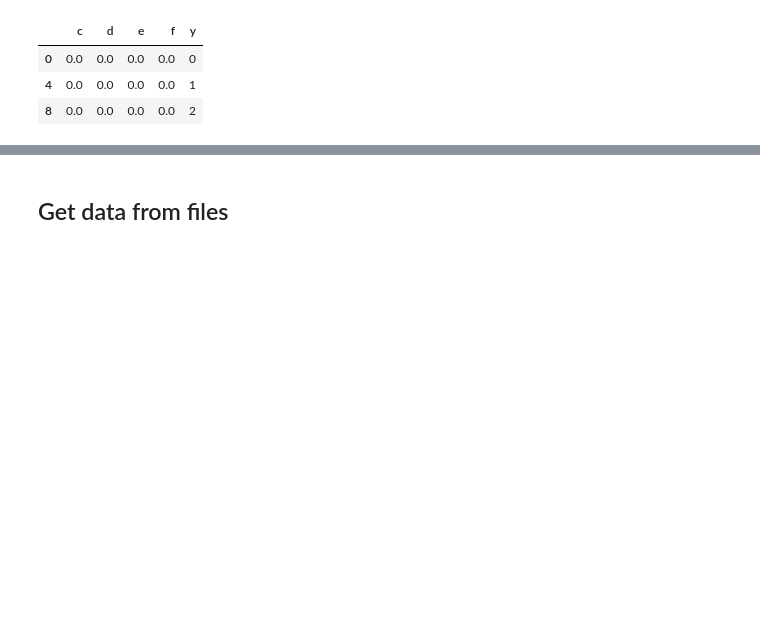
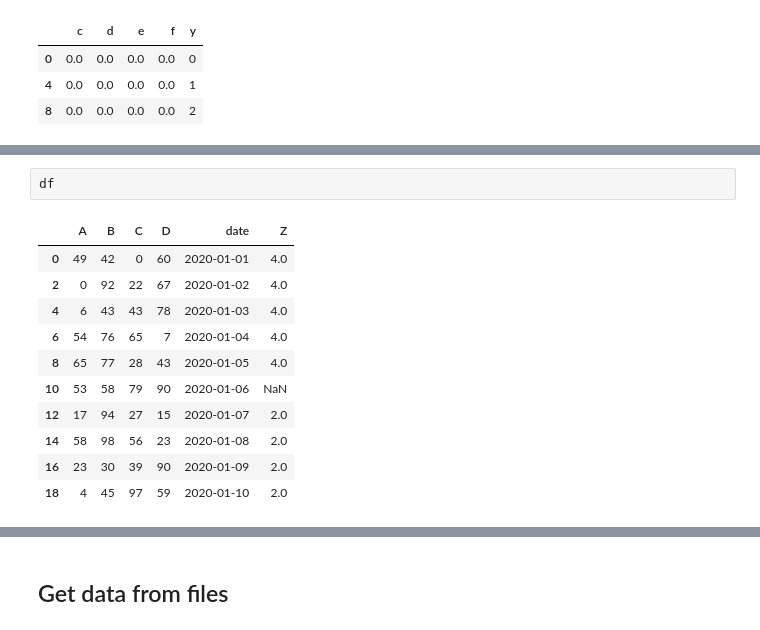
Before and after one commit to afflint/mastercobra, a Jupyter notebook: pandas.ipynb, the cells around one changed output, grey strips where cells are left out. Cells and saved outputs as stored; diff of their text form; blank space fills up the shorter version.

```diff
--- a/pandas.ipynb
+++ b/pandas.ipynb
@@ -44,0 +190,14 @@ df.iloc[:3][df.columns[2:]]
+# %%
+df
+# %% [output]
+|  | A | B | C | D | date | Z |
+| 0 | 49 | 42 | 0 | 60 | 2020-01-01 | 4.0 |
+| 2 | 0 | 92 | 22 | 67 | 2020-01-02 | 4.0 |
+| 4 | 6 | 43 | 43 | 78 | 2020-01-03 | 4.0 |
+| 6 | 54 | 76 | 65 | 7 | 2020-01-04 | 4.0 |
+| 8 | 65 | 77 | 28 | 43 | 2020-01-05 | 4.0 |
+| 10 | 53 | 58 | 79 | 90 | 2020-01-06 | NaN |
+| 12 | 17 | 94 | 27 | 15 | 2020-01-07 | 2.0 |
+| 14 | 58 | 98 | 56 | 23 | 2020-01-08 | 2.0 |
+| 16 | 23 | 30 | 39 | 90 | 2020-01-09 | 2.0 |
+| 18 | 4 | 45 | 97 | 59 | 2020-01-10 | 2.0 |
```
Also changed, not shown: parts of 30 cells of this notebook, 5 other files.
